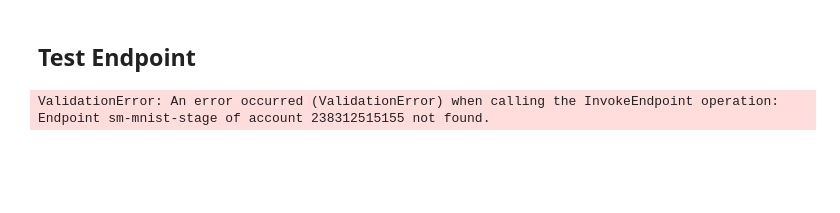
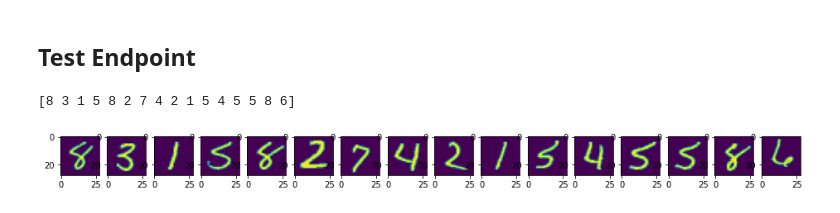
Before and after one commit to shimdx/sm-mnist-build, a Jupyter notebook: sm-mnist.ipynb, the cells around one changed output. Drawn from its saved outputs; the diff is of its cells as text; code cells hidden in the pictures; blank space fills up the shorter version.

```diff
--- a/sm-mnist.ipynb
+++ b/sm-mnist.ipynb
@@ -446,22 +528,3 @@ execution = pipeline.start()
 execution.describe()
 # %% [markdown]
 ## Test Endpoint
-# %%
-import boto3
-
-# Create a low-level client representing Amazon SageMaker Runtime
-sagemaker_runtime = boto3.client("sagemaker-runtime", region_name=region)
-
-# The name of the endpoint. The name must be unique within an AWS Region in your AWS account.
-endpoint_name='sm-mnist-staging'
-
-# After you deploy a model into production using SageMaker hosting
-# services, your client applications use this API to get inferences
-# from the model hosted at the specified endpoint.
-response = sagemaker_runtime.invoke_endpoint(
-                            EndpointName=endpoint_name,
-                            Body=bytes('{"features": ["This is great!"]}', 'utf-8') # Replace with your own data.
-                            )
-
-# Optional - Print the response body and decode it so it is human read-able.
-print(response['Body'].read().decode('utf-8'))
@@ -475,14 +530,0 @@ predictor = sagemaker.predictor.Predictor(
-# %%
-from torchvision.datasets import MNIST
-from torchvision import datasets, transforms
-
-mnist_transform = transforms.Compose([
-    transforms.ToTensor(),
-    transforms.Normalize((0.5,), (1.0,))
-])
-testset = MNIST("./data", transform=mnist_transform, train=False, download=True)
-
-
-results = predictor.predict(data=testset.data[0].numpy().tobytes())
-# %% [output]
-ValidationError: An error occurred (ValidationError) when calling the InvokeEndpoint operation: Endpoint sm-mnist-stage of account 238312515155 not found.
@@ -490,0 +531,43 @@ result
+# %%
+import json
+import numpy as np
+import boto3
+import random
+import matplotlib.pyplot as plt
+import torch
+from torchvision.datasets import MNIST
+from torchvision import datasets, transforms
+
+%matplotlib inline
+
+
+def run_test(dataset, sagemaker_runtime, show_img=False, endpoint_name='sm-mnist-stage'):
+    randidx = random.randint(0,9985)
+    testdata = {"inputs": dataset.data.view(-1,1,28,28)[randidx:randidx+16].numpy().tolist()}
+    response = sagemaker_runtime.invoke_endpoint(
+                                EndpointName=endpoint_name,
+                                Body=bytes(json.dumps(testdata), 'utf-8'),
+                                ContentType="application/json"
+                                )
+
+    result = np.argmax(json.loads(response['Body'].read().decode('utf-8')), axis=1)
+
+    if show_img:
+        fig, axs = plt.subplots(nrows=1, ncols=16, figsize=(16, 1))
+        for i, splt in enumerate(axs):
+            splt.imshow(testset.data[randidx+i].numpy())
+    print(result)
+
+region = boto3.Session().region_name
+sagemaker_runtime = boto3.client("sagemaker-runtime", region_name=region)
+endpoint_name='sm-mnist-stage'
+
+mnist_transform = transforms.Compose([
+    transforms.ToTensor(),
+    transforms.Normalize((0.5,), (1.0,))])
+testset = MNIST("./data", transform=mnist_transform, train=False, download=True)
+
+run_test(testset, sagemaker_runtime, True)
+# %% [output]
+[8 3 1 5 8 2 7 4 2 1 5 4 5 5 8 6]
+[figure, added]
```
Also changed, not shown: parts of 14 cells of this notebook, 2 other files.
